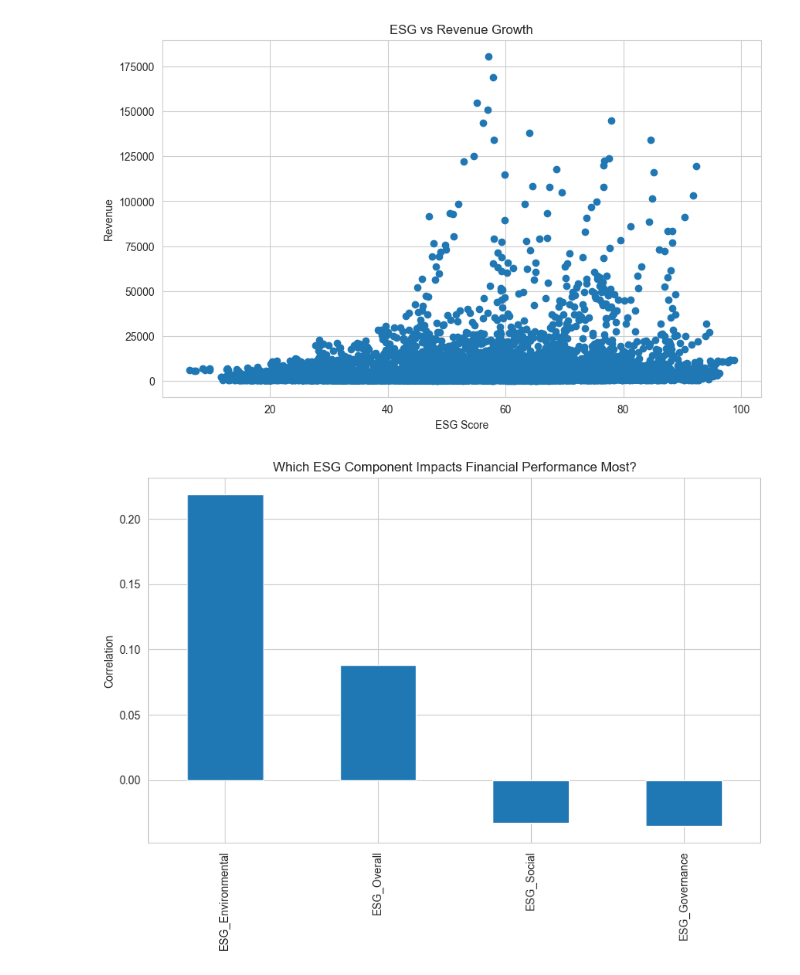
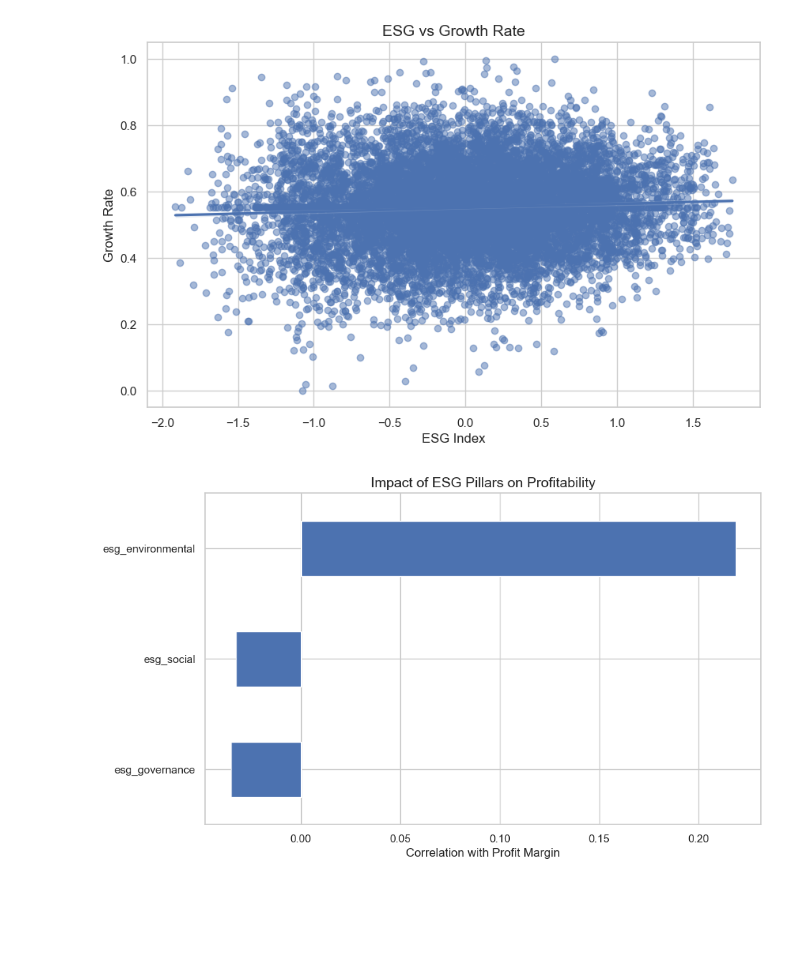
Before and after one commit to KuhuVyas/ESG-Financial-Metrics-Analysis-, a Jupyter notebook: 03_data_visualization.ipynb, the cells around one changed output. Cells and saved outputs as stored; diff of their text form; code cells hidden in the pictures; blank space fills up the shorter version.

```diff
--- a/03_data_visualization.ipynb
+++ b/03_data_visualization.ipynb
@@ -10,7 +14,6 @@ sns.set_style("whitegrid")
 # %%
+df = pd.read_csv("data/processed_esg_financial_data.csv")
 
-# Visualization
-
-df = pd.read_csv("data/raw_esg_financial_data.csv")
+print(df.shape)
 df.head()
 # %% [output]
@@ -53,8 +46,0 @@ esg_cols, financial_cols
-# %%
-
-# Exploratory Visual Analysis
-
-if 'ESG_Index' not in df.columns:
-    df['ESG_Index'] = df[esg_cols].mean(axis=1)
-
-df[['ESG_Index']].describe()
@@ -99,0 +47,17 @@ plt.show()
+# %%
+# Keep only relevant numeric columns
+numeric_cols = [
+    'revenue', 'profit_margin', 'market_cap', 'growth_rate',
+    'esg_overall', 'esg_environmental', 'esg_social', 'esg_governance'
+]
+
+df = df[numeric_cols].dropna()
+# %%
+from sklearn.preprocessing import StandardScaler
+
+esg_cols = ['esg_environmental', 'esg_social', 'esg_governance']
+
+scaler = StandardScaler()
+df[esg_cols] = scaler.fit_transform(df[esg_cols])
+
+df['ESG_Index'] = df[esg_cols].mean(axis=1)
@@ -100,30 +99,35 @@ plt.show()
 # %%
 # BUSINESS QUESTION - 2
 # Is there a measurable relationship between ESG performance and revenue growth or profitability?
+sns.regplot(
+    x='ESG_Index',
+    y='growth_rate',
+    data=df,
+    scatter_kws={'alpha':0.5}
+)
 
-growth_cols = [c for c in df.columns if any(x in c.lower() for x in ['growth','revenue'])]
-
-if len(growth_cols) > 0:
-    plt.scatter(df['ESG_Index'], df[growth_cols[0]])
-    plt.title("ESG vs Revenue Growth")
-    plt.xlabel("ESG Score")
-    plt.ylabel(growth_cols[0])
-    plt.show()
+plt.title("ESG vs Growth Rate")
+plt.xlabel("ESG Index")
+plt.ylabel("Growth Rate")
+plt.show()
 # %% [output]
-[figure, old version]
+[figure, new version]
 # %%
 # BUSINESS QUESTION - 3
 # Which component of ESG (Environmental, Social, or Governance) has the most significant impact on financial performance?
+impact_df = df[
+    ['esg_environmental', 'esg_social', 'esg_governance', 'profit_margin']
+]
 
-impact_cols = esg_cols + [target]
-corr = df[impact_cols].corr()[target].sort_values(ascending=False)
+corr = impact_df.corr()['profit_margin'].drop('profit_margin')
 
-corr.drop(target).plot(kind='bar')
-plt.title("Which ESG Component Impacts Financial Performance Most?")
-plt.ylabel("Correlation")
+corr.sort_values().plot(kind='barh')
+
+plt.title("Impact of ESG Pillars on Profitability")
+plt.xlabel("Correlation with Profit Margin")
 plt.show()
 # %% [output]
-[figure, old version]
+[figure, new version]
 # %%
 # BUSINESS QUESTION - 4
 # How does social responsibility (employee satisfaction, diversity, etc.) influence company performance?
```
Also changed, not shown: parts of 19 cells of this notebook, 2 other files.
